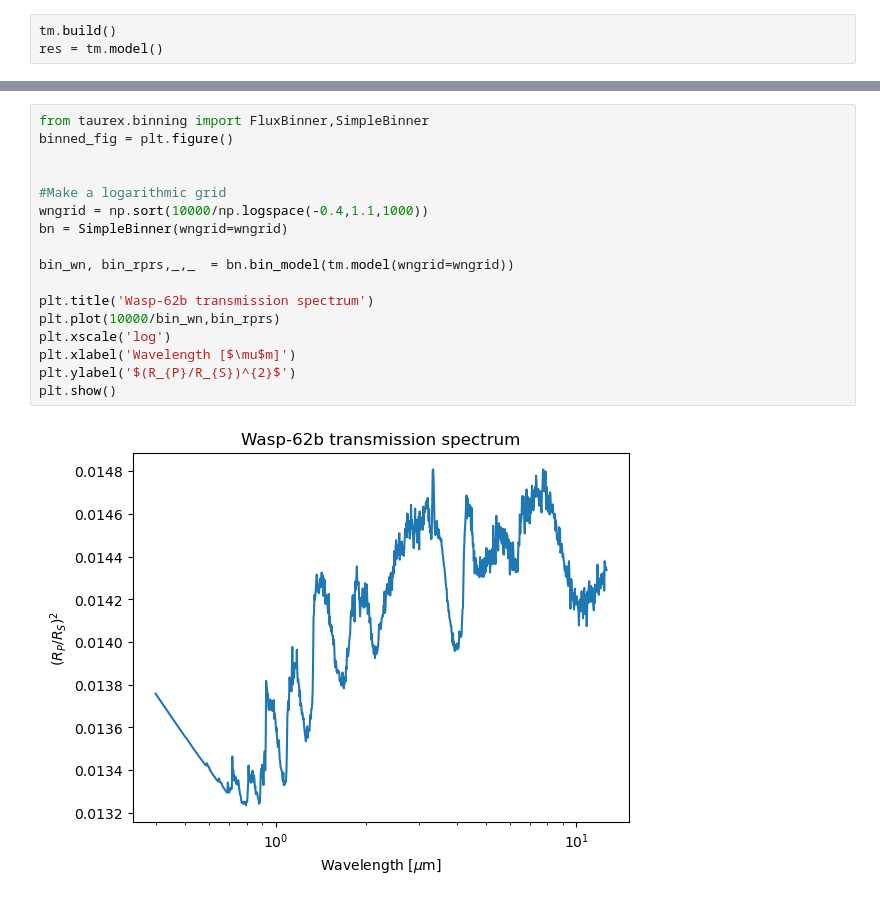
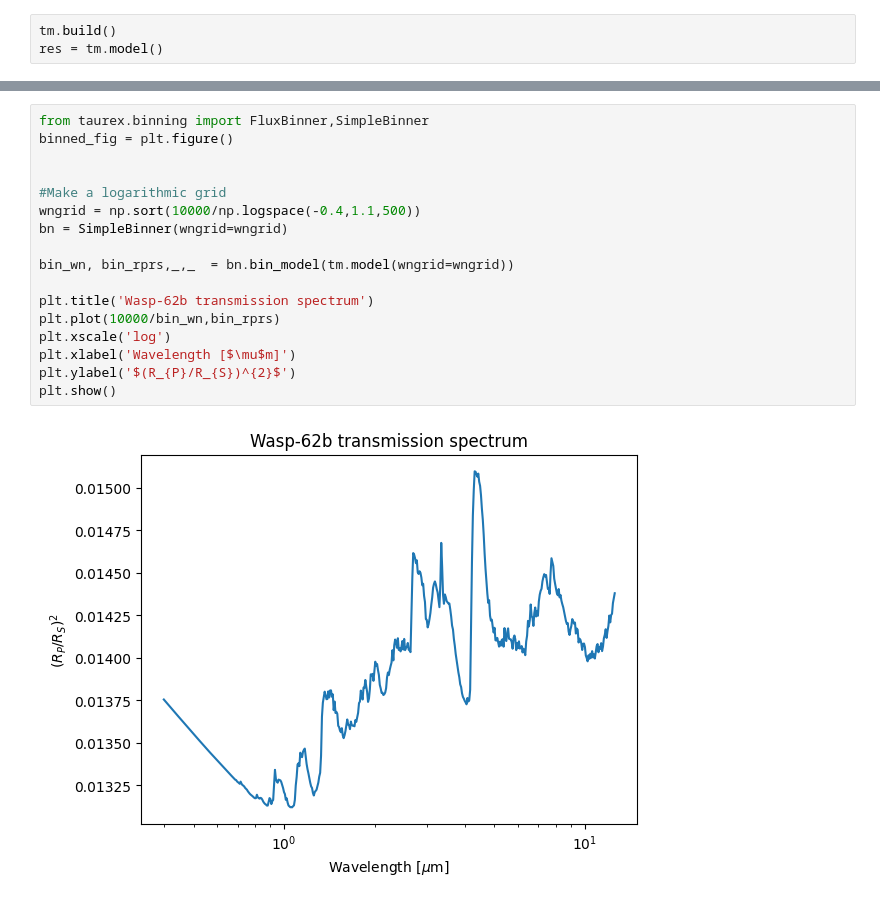
Before and after one commit to tiziano1590/comp_astro_24, a Jupyter notebook: assignment3/Assignment3_A.ipynb, the cells around one changed output, grey strips where cells are left out. Drawn from its saved outputs; the diff is of its cells as text.

```diff
--- a/assignment3/Assignment3_A.ipynb
+++ b/assignment3/Assignment3_A.ipynb
@@ -84,22 +81,22 @@ plt.show()
 # %%
 from taurex.binning import FluxBinner,SimpleBinner
 binned_fig = plt.figure()
 
 
 #Make a logarithmic grid
-wngrid = np.sort(10000/np.logspace(-0.4,1.1,1000))
+wngrid = np.sort(10000/np.logspace(-0.4,1.1,500))
 bn = SimpleBinner(wngrid=wngrid)
 
 bin_wn, bin_rprs,_,_  = bn.bin_model(tm.model(wngrid=wngrid))
 
 plt.title('Wasp-62b transmission spectrum')
 plt.plot(10000/bin_wn,bin_rprs)
 plt.xscale('log')
 plt.xlabel('Wavelength [$\mu$m]')
 plt.ylabel('$(R_{P}/R_{S})^{2}$')
 plt.show()
 # %% [output]
-[figure, old version]
+[figure, new version]
 # %%
 # now we make a .dat file in which the data of the spectrum are stored, then we write the abundances of the various active gases:
 
```
Also changed, not shown: parts of 4 cells of this notebook, 6 other files.
